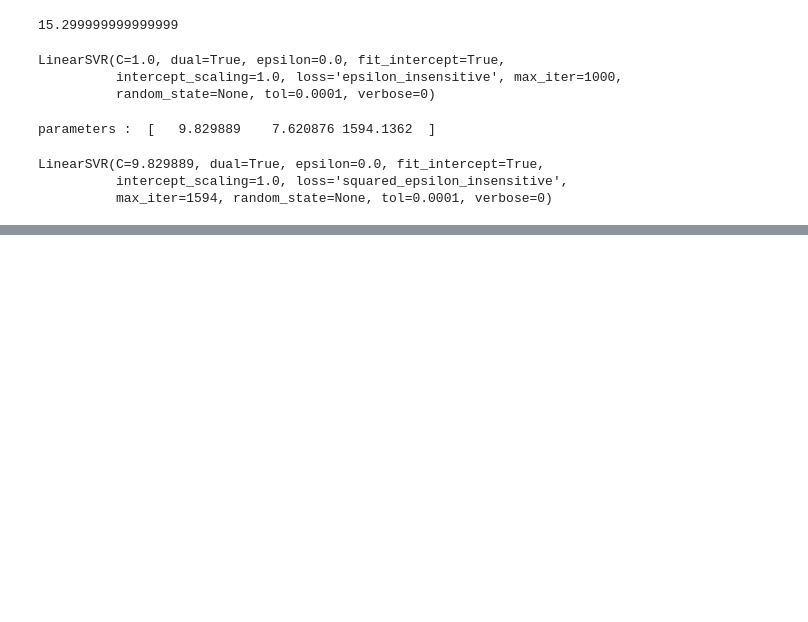
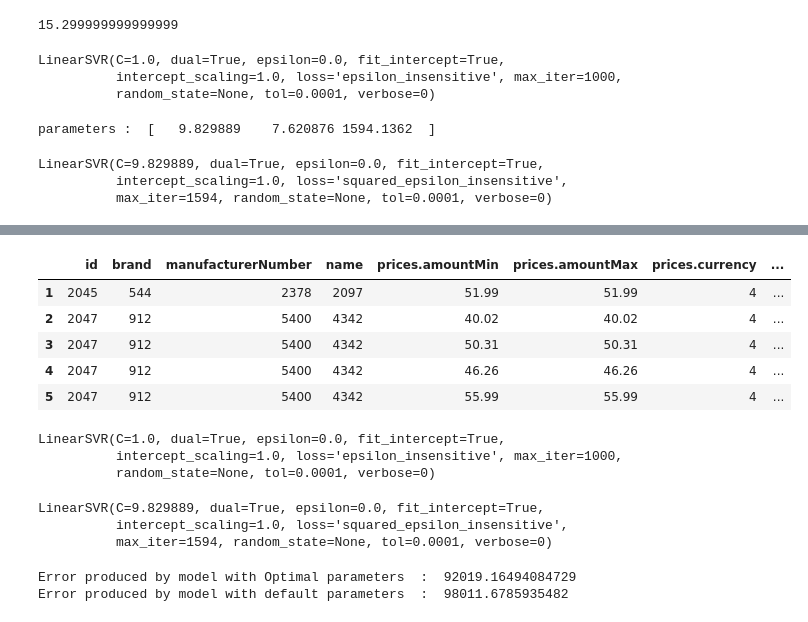
Before and after one commit to bigb0ss/Retail-datasets, a Jupyter notebook: Harris_Hawks_Optimization_Algorithm.ipynb, the cells around one changed output, grey strips where cells are left out. Saved outputs shown, nothing was run; the diff lists cells and outputs as text; code cells hidden in the pictures; blank space fills up the shorter version.

```diff
--- a/Harris_Hawks_Optimization_Algorithm.ipynb
+++ b/Harris_Hawks_Optimization_Algorithm.ipynb
@@ -328,0 +351,2 @@ NotFittedError: ignored
+# %%
+data.dropna(inplace=True)
@@ -328,0 +365,14 @@ NotFittedError: ignored
+# %%
+encode_list=[0,1,2,3,6,7]
+for i in encode_list:
+  labelencoder.fit(data.iloc[:,i])
+  data.iloc[:,i]=labelencoder.transform(data.iloc[:,i])
+# %%
+data.head()
+# %% [output]
+|  | id | brand | manufacturerNumber | name | prices.amountMin | prices.amountMax | prices.currency | ... |
+| 1 | 2045 | 544 | 2378 | 2097 | 51.99 | 51.99 | 4 | ... |
+| 2 | 2047 | 912 | 5400 | 4342 | 40.02 | 40.02 | 4 | ... |
+| 3 | 2047 | 912 | 5400 | 4342 | 50.31 | 50.31 | 4 | ... |
+| 4 | 2047 | 912 | 5400 | 4342 | 46.26 | 46.26 | 4 | ... |
+| 5 | 2047 | 912 | 5400 | 4342 | 55.99 | 55.99 | 4 | ... |
@@ -328,0 +383,19 @@ NotFittedError: ignored
+# %%
+scr.fit(X,y)
+# %% [output]
+LinearSVR(C=1.0, dual=True, epsilon=0.0, fit_intercept=True,
+          intercept_scaling=1.0, loss='epsilon_insensitive', max_iter=1000,
+          random_state=None, tol=0.0001, verbose=0)
+# %%
+eff_model.fit(X,y)
+# %% [output]
+LinearSVR(C=9.829889, dual=True, epsilon=0.0, fit_intercept=True,
+          intercept_scaling=1.0, loss='squared_epsilon_insensitive',
+          max_iter=1594, random_state=None, tol=0.0001, verbose=0)
+# %%
+print("Error produced by model with Optimal parameters  : ",mean_squared_error(y,eff_model.predict(X)))
+
+print("Error produced by model with default parameters  : ",mean_squared_error(y,scr.predict(X)))
+# %% [output]
+Error produced by model with Optimal parameters  :  92019.16494084729
+Error produced by model with default parameters  :  98011.6785935482
```
Also changed, not shown: parts of 8 cells of this notebook.
